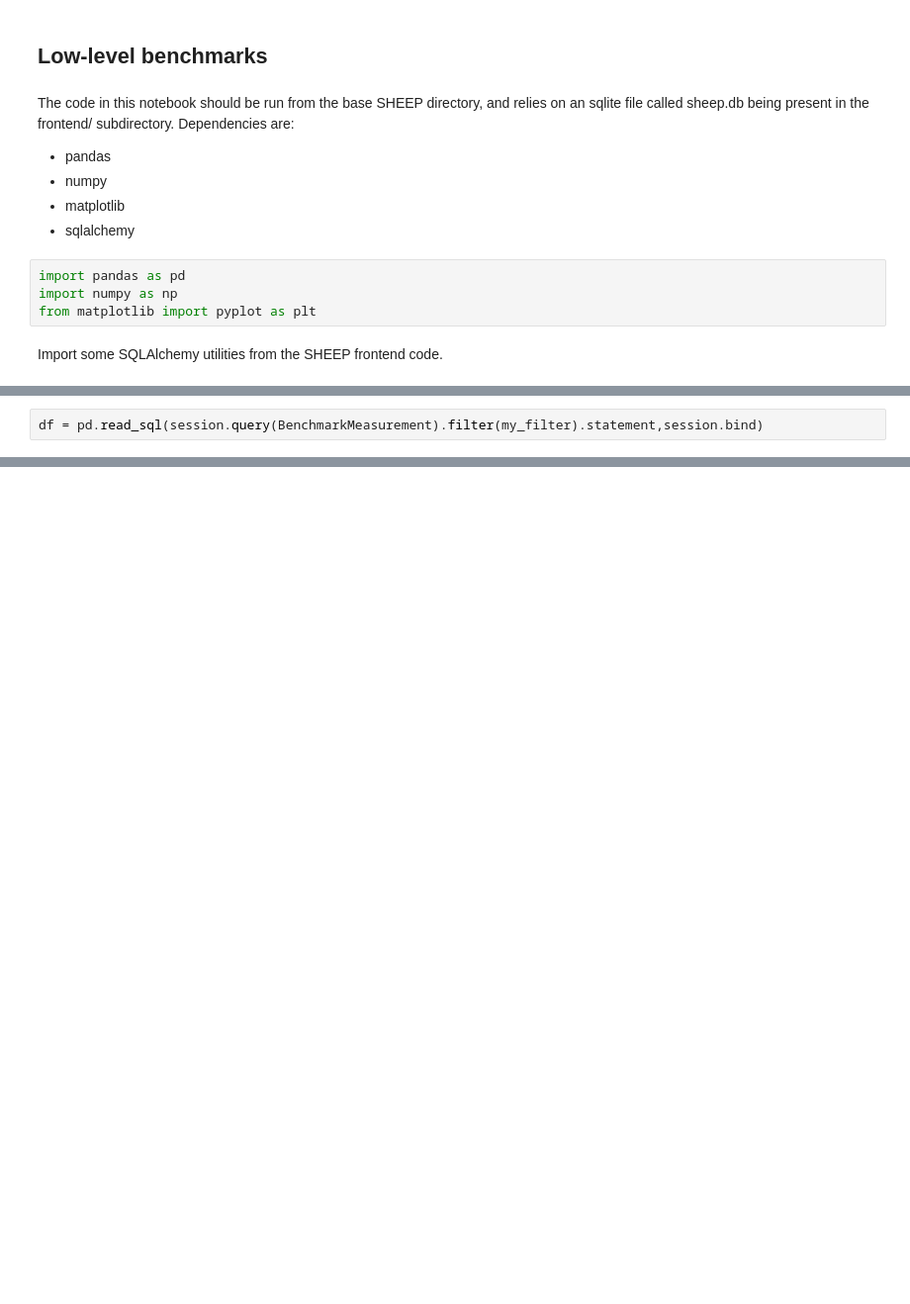
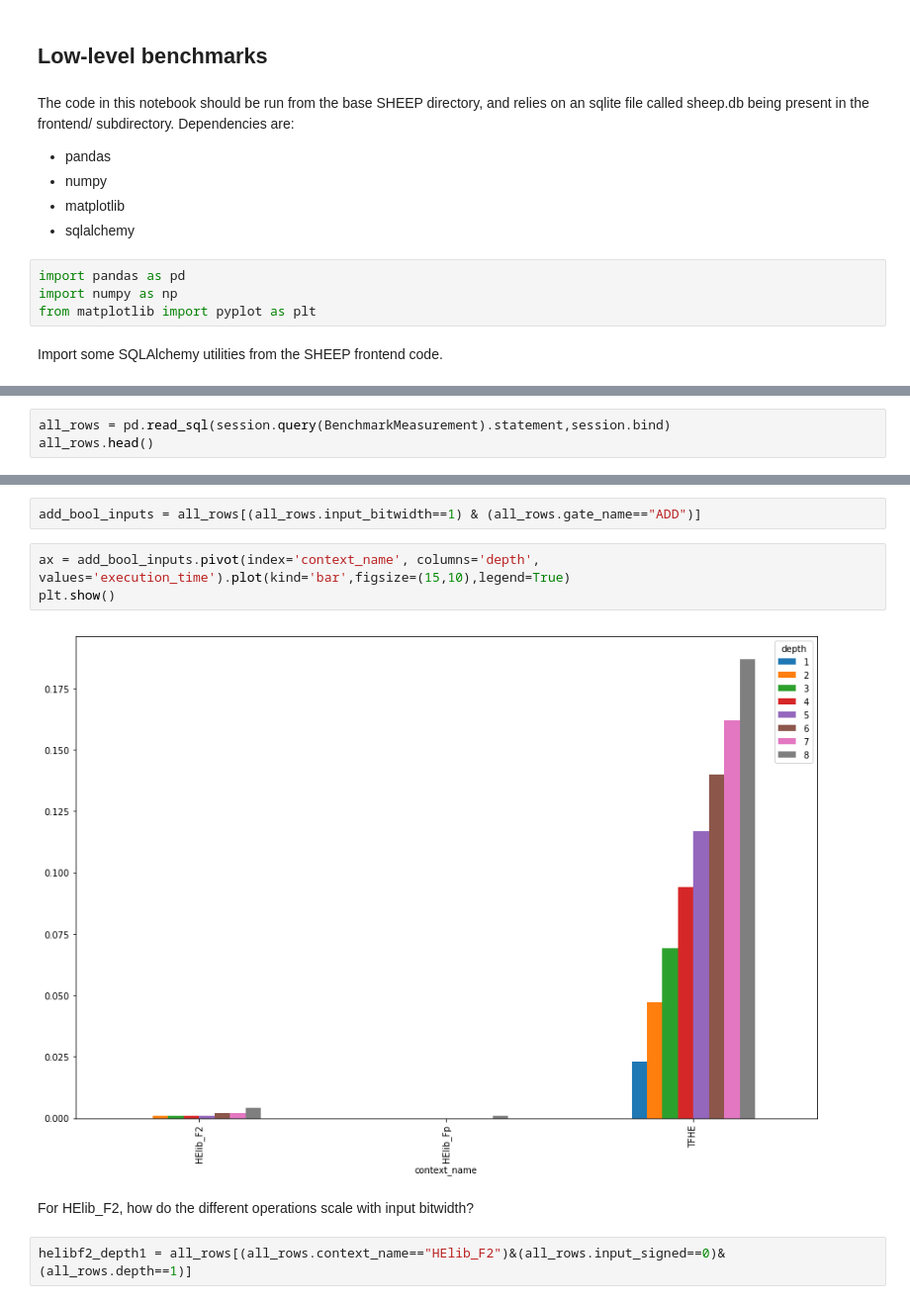
Before and after one commit to alan-turing-institute/SHEEP, a Jupyter notebook: Low-level-benchmarks.ipynb, the cells around one changed output, grey strips where cells are left out. Shown at 99% size. Cells and saved outputs as stored; diff of their text form; blank space fills up the shorter version.

```diff
--- a/Low-level-benchmarks.ipynb
+++ b/Low-level-benchmarks.ipynb
@@ -32,2 +21,3 @@ row_data = []
 # %%
-df = pd.read_sql(session.query(BenchmarkMeasurement).filter(my_filter).statement,session.bind)
+all_rows = pd.read_sql(session.query(BenchmarkMeasurement).statement,session.bind)
+all_rows.head()
@@ -56,0 +31,11 @@ TraitError: The 'type' trait of a Scale instance must be any of ['linear', 'log'
+# %%
+add_bool_inputs = all_rows[(all_rows.input_bitwidth==1) & (all_rows.gate_name=="ADD")]
+# %%
+ax = add_bool_inputs.pivot(index='context_name', columns='depth', values='execution_time').plot(kind='bar',figsize=(15,10),legend=True)
+plt.show()
+# %% [output]
+[figure, added]
+# %% [markdown]
+For HElib_F2, how do the different operations scale with input bitwidth?
+# %%
+helibf2_depth1 = all_rows[(all_rows.context_name=="HElib_F2")&(all_rows.input_signed==0)&(all_rows.depth==1)]
```
Also changed, not shown: parts of 15 cells of this notebook.
